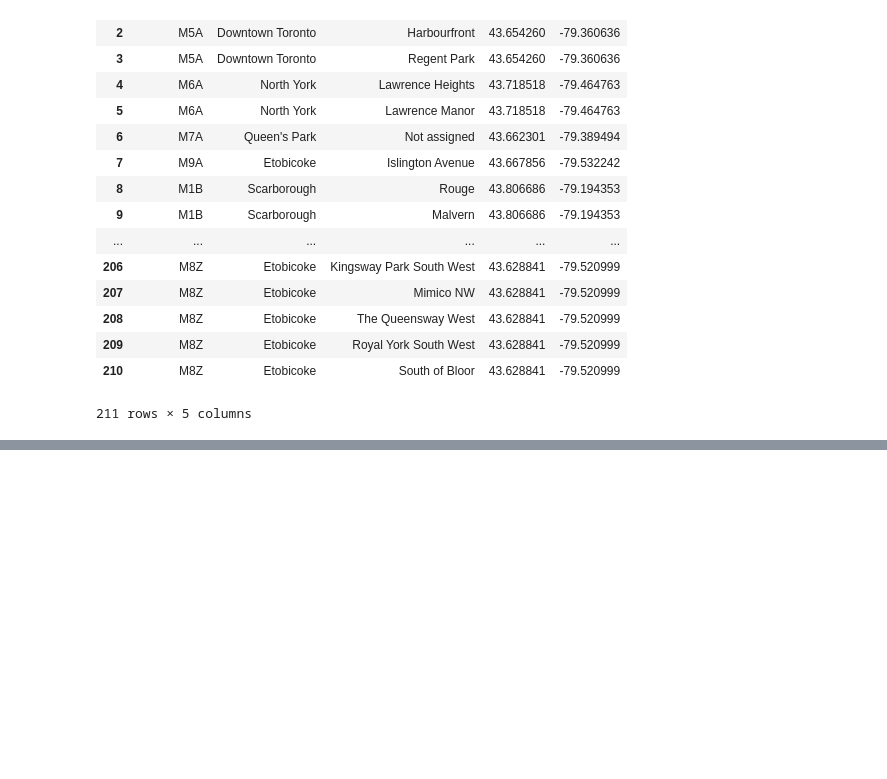
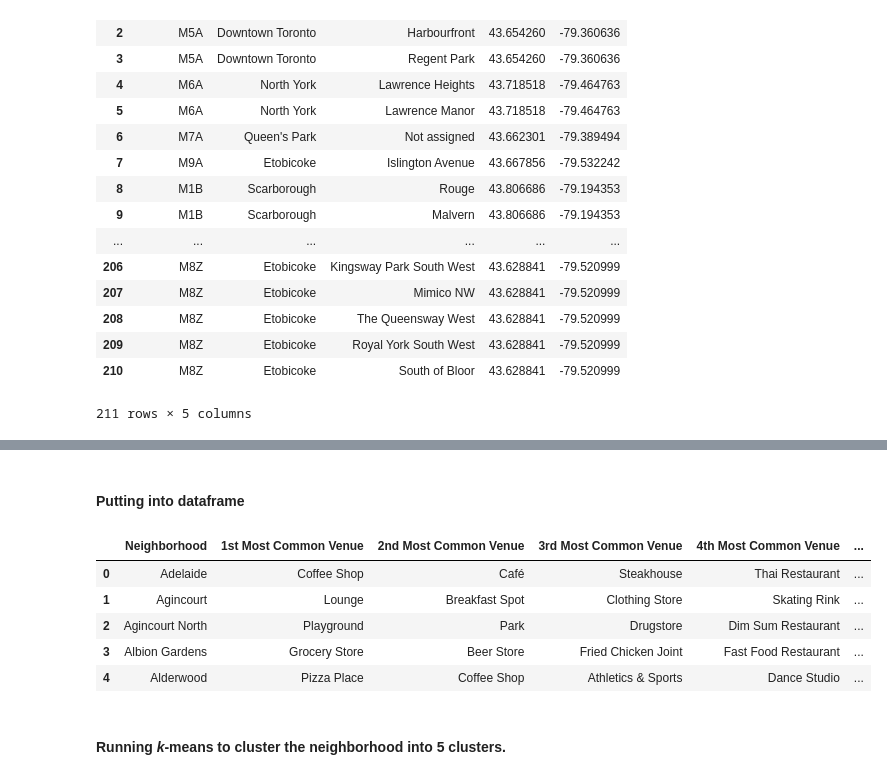
Before and after one commit to rogeriohultmannf/Coursera_Capstone, a Jupyter notebook: Coursera Capstone.ipynb, the cells around one changed output, grey strips where cells are left out. Drawn from its saved outputs; the diff is of its cells as text; code cells hidden in the pictures; blank space fills up the shorter version.

Commit message:
Published from Watson Studio.

```diff
--- a/Coursera Capstone.ipynb
+++ b/Coursera Capstone.ipynb
@@ -64,0 +93,3 @@ coord_db
+# %%
+neighborhoods = coord_db.drop('PostalCode', axis=1)
+neighborhoods.columns = ['Borough','Neighborhood','Latitude','Longitude']
@@ -64,0 +324,38 @@ coord_db
+# %% [markdown]
+#### Putting into dataframe
+# %%
+def return_most_common_venues(row, num_top_venues):
+    row_categories = row.iloc[1:]
+    row_categories_sorted = row_categories.sort_values(ascending=False)
+
+    return row_categories_sorted.index.values[0:num_top_venues]
+
+num_top_venues = 10
+
+indicators = ['st', 'nd', 'rd']
+
+# create columns according to number of top venues
+columns = ['Neighborhood']
+for ind in np.arange(num_top_venues):
+    try:
+        columns.append('{}{} Most Common Venue'.format(ind+1, indicators[ind]))
+    except:
+        columns.append('{}th Most Common Venue'.format(ind+1))
+
+# create a new dataframe
+neighborhoods_venues_sorted = pd.DataFrame(columns=columns)
+neighborhoods_venues_sorted['Neighborhood'] = toronto_grouped['Neighborhood']
+
+for ind in np.arange(manhattan_grouped.shape[0]):
+    neighborhoods_venues_sorted.iloc[ind, 1:] = return_most_common_venues(toronto_grouped.iloc[ind, :], num_top_venues)
+
+neighborhoods_venues_sorted.head()
+# %% [output]
+|  | Neighborhood | 1st Most Common Venue | 2nd Most Common Venue | 3rd Most Common Venue | 4th Most Common Venue | ... |
+| 0 | Adelaide | Coffee Shop | Café | Steakhouse | Thai Restaurant | ... |
+| 1 | Agincourt | Lounge | Breakfast Spot | Clothing Store | Skating Rink | ... |
+| 2 | Agincourt North | Playground | Park | Drugstore | Dim Sum Restaurant | ... |
+| 3 | Albion Gardens | Grocery Store | Beer Store | Fried Chicken Joint | Fast Food Restaurant | ... |
+| 4 | Alderwood | Pizza Place | Coffee Shop | Athletics & Sports | Dance Studio | ... |
+# %% [markdown]
+#### Running *k*-means to cluster the neighborhood into 5 clusters.
```
Also changed, not shown: parts of 19 cells of this notebook.
